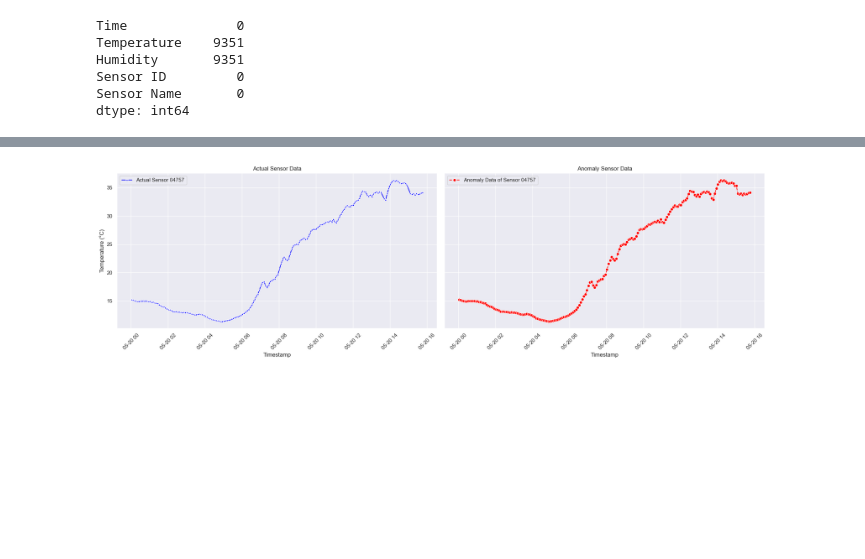
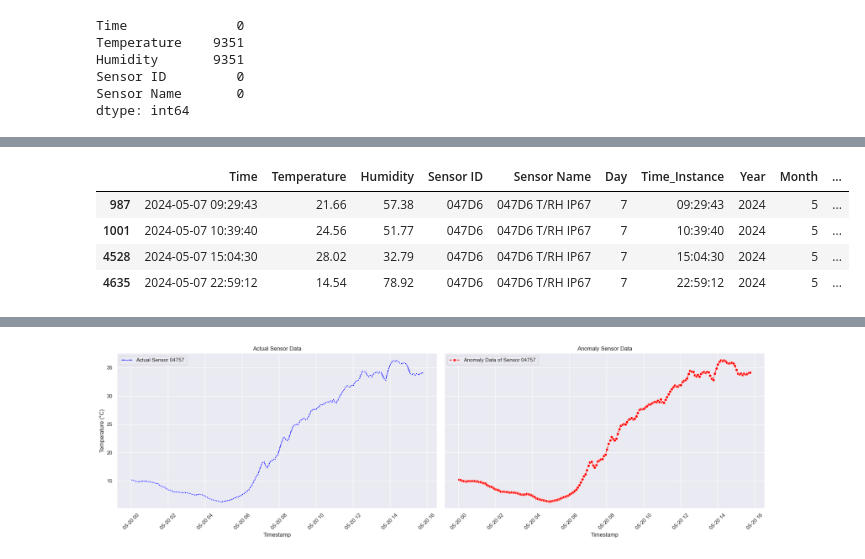
Before and after one commit to surya-9556/Optimizing-Sensor-Placement, a Jupyter notebook: final_project.ipynb, the cells around one changed output, grey strips where cells are left out. Drawn from its saved outputs; the diff is of its cells as text; code cells hidden in the pictures; blank space fills up the shorter version.

```diff
--- a/final_project.ipynb
+++ b/final_project.ipynb
@@ -78,0 +117,8 @@ final_dataset.to_csv('Combined_Data.csv', index=False)
+# %%
+final_dataset[(final_dataset['Sensor ID'] == '047D6') & (final_dataset['Day'] == 7) & (final_dataset['flag'] == 1)]
+# %% [output]
+|  | Time | Temperature | Humidity | Sensor ID | Sensor Name | Day | Time_Instance | Year | Month | ... |
+| 987 | 2024-05-07 09:29:43 | 21.66 | 57.38 | 047D6 | 047D6 T/RH IP67 | 7 | 09:29:43 | 2024 | 5 | ... |
+| 1001 | 2024-05-07 10:39:40 | 24.56 | 51.77 | 047D6 | 047D6 T/RH IP67 | 7 | 10:39:40 | 2024 | 5 | ... |
+| 4528 | 2024-05-07 15:04:30 | 28.02 | 32.79 | 047D6 | 047D6 T/RH IP67 | 7 | 15:04:30 | 2024 | 5 | ... |
+| 4635 | 2024-05-07 22:59:12 | 14.54 | 78.92 | 047D6 | 047D6 T/RH IP67 | 7 | 22:59:12 | 2024 | 5 | ... |
```
Also changed, not shown: parts of 9 cells of this notebook, 1 other file.
